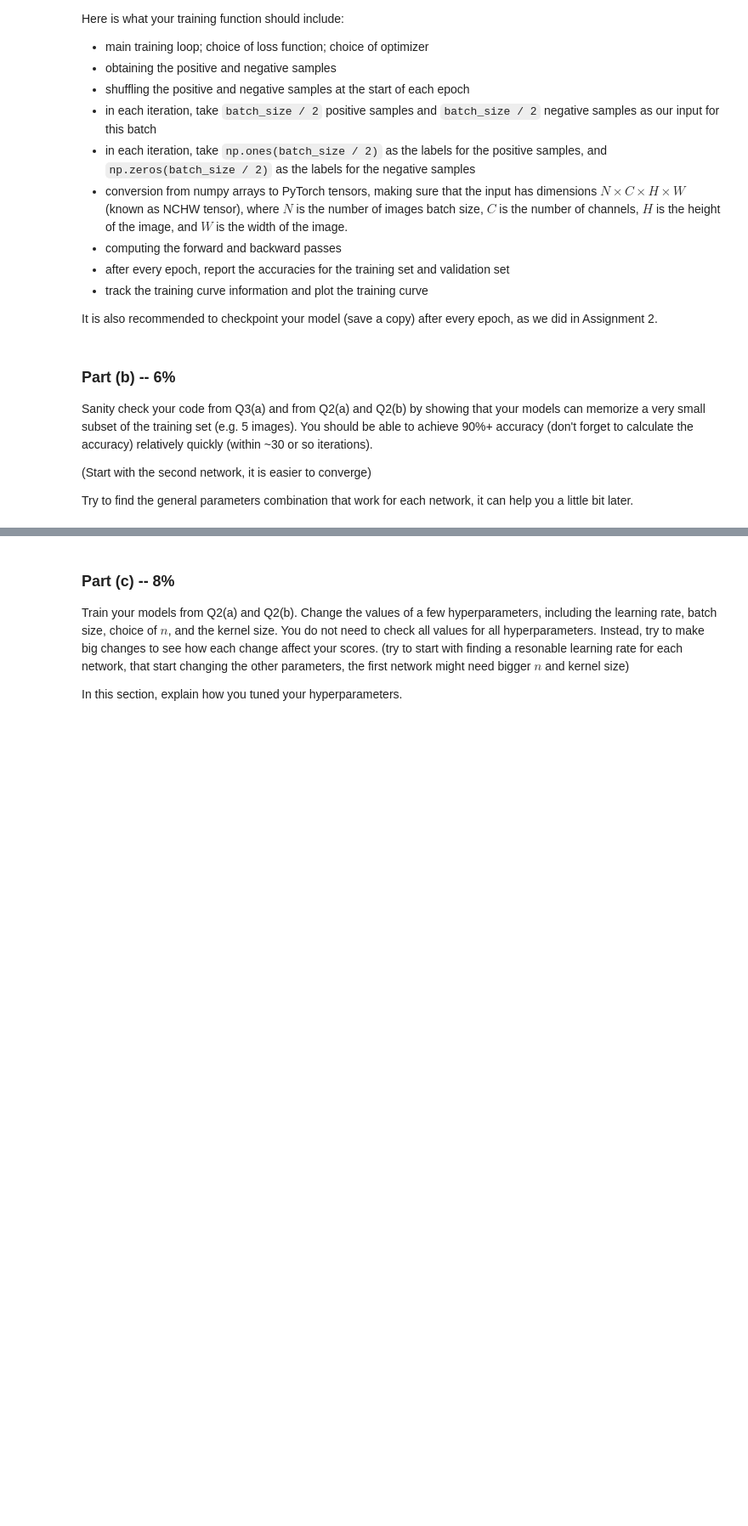
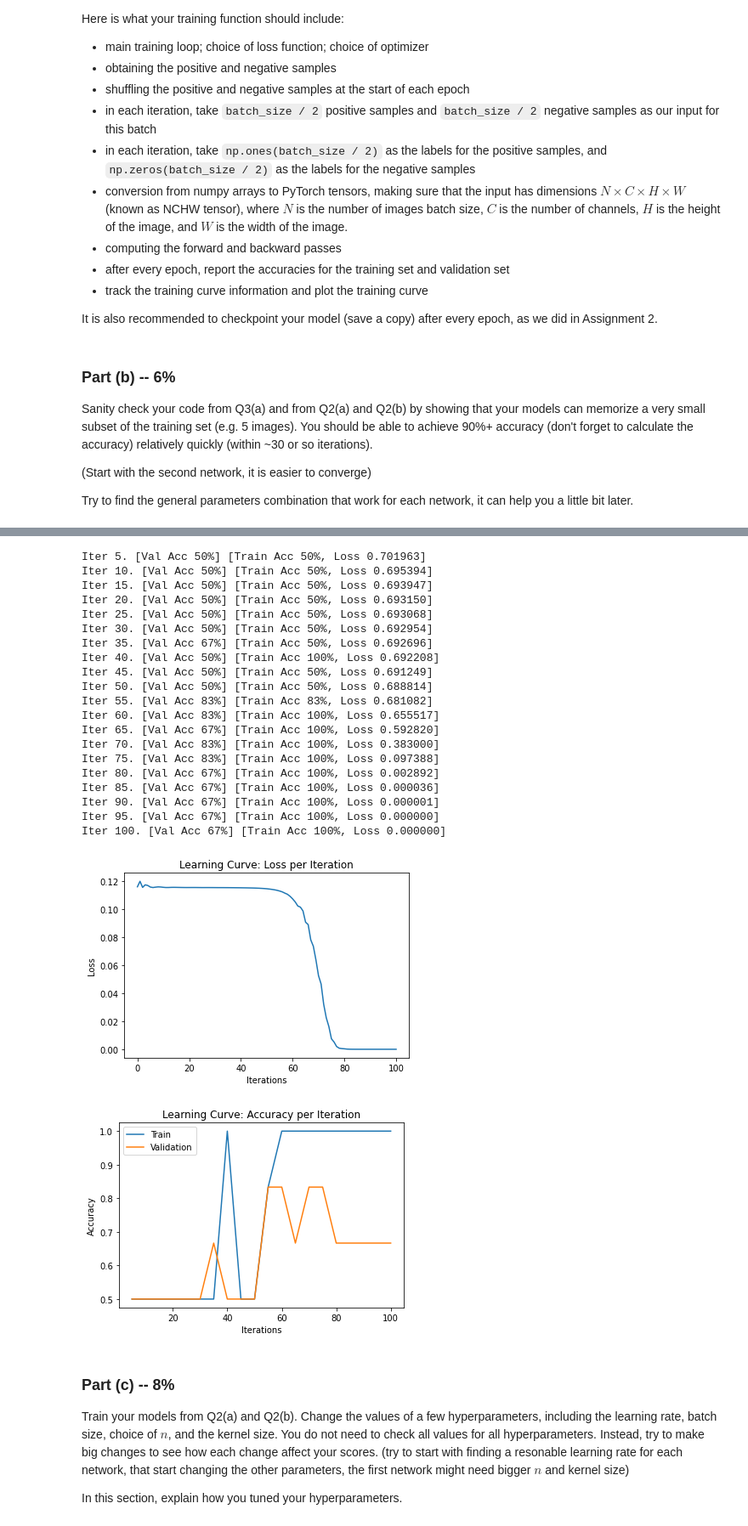
Before and after one commit to aradgast/DeepLearningCourse, a Jupyter notebook: Assignment3.ipynb, the cells around one changed output, grey strips where cells are left out. Shown: that part at 85% size. Saved outputs shown, nothing was run; the diff lists cells and outputs as text; code cells hidden in the pictures; blank space fills up the shorter version.

```diff
--- a/Assignment3.ipynb
+++ b/Assignment3.ipynb
@@ -250,11 +260,28 @@ class CNN(nn.Module):
     def __init__(self, n=4, kernel_size = 3):
         super(CNN, self).__init__()
         self.n = n
-        self.conv1 = nn.Conv2d(in_channels=3, out_channels=self.n, kernel_size=kernel_size, stride=2,padding = (kernel_size-1)//2)
-        self.conv2 = nn.Conv2d(in_channels=self.n, out_channels=2 * self.n, kernel_size=kernel_size , stride=2, padding = (kernel_size-1)//2)
-        self.conv3 = nn.Conv2d(in_channels=2 * self.n, out_channels=4 * self.n, kernel_size=kernel_size, stride=2, padding = (kernel_size-1)//2)
-        self.conv4 = nn.Conv2d(in_channels=4 * self.n, out_channels=8 * self.n, kernel_size=kernel_size, stride=2, padding = (kernel_size-1)//2)
-        self.lin1 = nn.Linear(28*14*8*self.n, 100)
+        self.conv1 = nn.Conv2d(in_channels=3,
+                               out_channels=n,
+                               kernel_size=kernel_size,
+                               stride=2,
+                               padding = (kernel_size-1)//2)
+        self.conv2 = nn.Conv2d(in_channels=n,
+                               out_channels=2 * n,
+                               kernel_size=kernel_size,
+                               stride=2,
+                               padding = (kernel_size-1)//2)
+        self.conv3 = nn.Conv2d(in_channels=2 * n,
+                               out_channels=4 * n,
+                               kernel_size=kernel_size,
+                               stride=2,
+                               padding = (kernel_size-1)//2)
+        self.conv4 = nn.Conv2d(in_channels=4 * n,
+                               out_channels=8 * n,
+                               kernel_size=kernel_size,
+                               stride=2,
+                               padding = (kernel_size-1)//2)
+
+        self.lin1 = nn.Linear(28*14*8*n, 100)
         self.lin2 = nn.Linear(100, 2)
 
     def forward(self, x, verbose=False):
@@ -275,7 +302,7 @@ class CNN(nn.Module):
         x = self.lin1(x)
         x = F.relu(x)
         x = self.lin2(x)          # size of x is [392,2] , IT SHOULD BE [1,2]!! I THINK
-        return x
+        return torch.log_softmax(x, dim=1)
 
 # img = torch.randn(3,448,224)
 # net = CNN()
@@ -593,3 +624,37 @@ Iter 65. [Val Acc 50%] [Train Acc 50%, Loss 0.693162]
+# %%
+a = CNN()
+_ = train_model(a,
+                training_data = train_data[:1],
+                validation_data = valid_data[:1],
+                batch_size=6,
+                learning_rate=0.001,
+                epochs = 20,
+                weight_decay=0,
+                max_iters=100)
+plot_learning_curve(*_)
+# %% [output]
+Iter 5. [Val Acc 50%] [Train Acc 50%, Loss 0.701963]
+Iter 10. [Val Acc 50%] [Train Acc 50%, Loss 0.695394]
+Iter 15. [Val Acc 50%] [Train Acc 50%, Loss 0.693947]
+Iter 20. [Val Acc 50%] [Train Acc 50%, Loss 0.693150]
+Iter 25. [Val Acc 50%] [Train Acc 50%, Loss 0.693068]
+Iter 30. [Val Acc 50%] [Train Acc 50%, Loss 0.692954]
+Iter 35. [Val Acc 67%] [Train Acc 50%, Loss 0.692696]
+Iter 40. [Val Acc 50%] [Train Acc 100%, Loss 0.692208]
+Iter 45. [Val Acc 50%] [Train Acc 50%, Loss 0.691249]
+Iter 50. [Val Acc 50%] [Train Acc 50%, Loss 0.688814]
+Iter 55. [Val Acc 83%] [Train Acc 83%, Loss 0.681082]
+Iter 60. [Val Acc 83%] [Train Acc 100%, Loss 0.655517]
+Iter 65. [Val Acc 67%] [Train Acc 100%, Loss 0.592820]
+Iter 70. [Val Acc 83%] [Train Acc 100%, Loss 0.383000]
+Iter 75. [Val Acc 83%] [Train Acc 100%, Loss 0.097388]
+Iter 80. [Val Acc 67%] [Train Acc 100%, Loss 0.002892]
+Iter 85. [Val Acc 67%] [Train Acc 100%, Loss 0.000036]
+Iter 90. [Val Acc 67%] [Train Acc 100%, Loss 0.000001]
+Iter 95. [Val Acc 67%] [Train Acc 100%, Loss 0.000000]
+Iter 100. [Val Acc 67%] [Train Acc 100%, Loss 0.000000]
+[figure, added]
+[figure, added]
 # %% [markdown]
 ### Part (c) -- 8%
 
```
Also changed, not shown: parts of 12 cells of this notebook.
